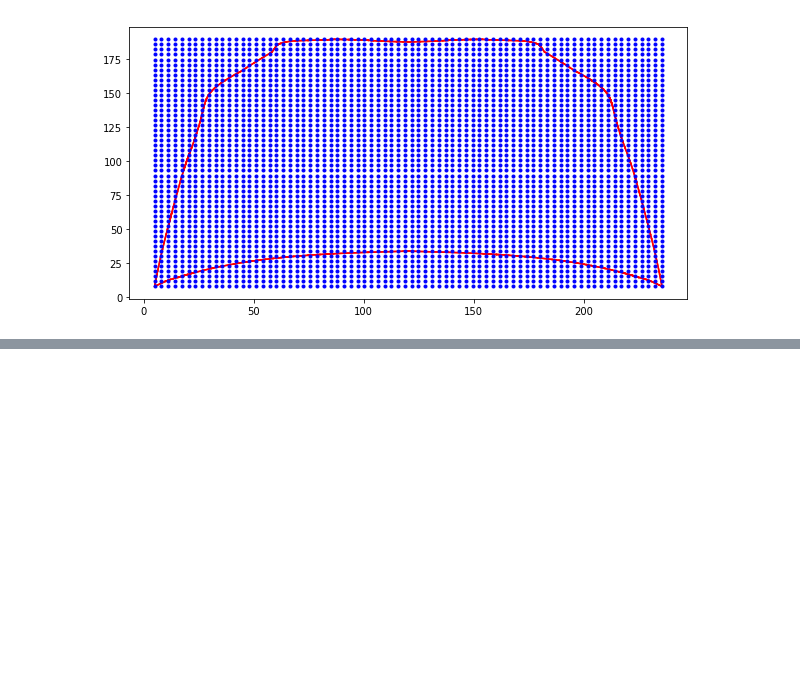
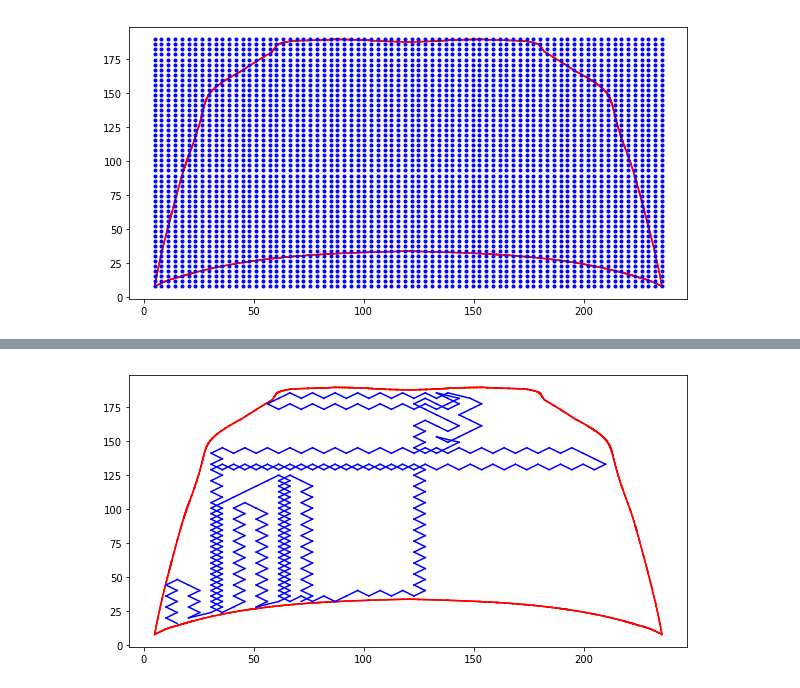
Before and after one commit to fostiropoulos/2dToolPathPlanning, a Jupyter notebook: PathPlanningResearch.ipynb, the cells around one changed output, grey strips where cells are left out. Saved outputs shown, nothing was run; the diff lists cells and outputs as text; code cells hidden in the pictures; blank space fills up the shorter version.

```diff
--- a/PathPlanningResearch.ipynb
+++ b/PathPlanningResearch.ipynb
@@ -422,9 +470,34 @@ x_max=np.max(x_stack)
 y_max=np.max(y_stack)
 x_min=np.min(x_stack)
 y_min=np.min(y_stack)
-dx=3
+dx=5
 num_x=(x_max-x_min)//dx
+point_grid=[]#[None]*(int(num_x**2))
+cntr=0
+threads=[]
+from threading import Thread
+print(num_x)
+
 for x in np.linspace(x_min, x_max,num_x):
-    y=np.linspace(y_min, y_max)
-    plt.plot([x]*len(y),y,'b.')
+    pnt_row=[]
+    for y in np.linspace(y_min, y_max,num_x):
+
+                #(PointInTriangle(_x1, _y1, _x2, _y2, _x3, _y3, x, y)):
+        #thread = Thread(target = threaded_function, args = (cntr,x, y))
+        #thread.start()
+        #threads.append(thread)
+        #cntr+=1;
+        _pt=(None,None,None,None)
+
+        for idx,_plgn in enumerate(selected_polygons):
+
+            _x1,_y1,_z1,_x2,_y2,_z2,_x3,_y3,_z3=_plgn
+            t=((_x1, _y1), (_x2, _y2), (_x3, _y3))
+            if isInside(_x1, _y1, _x2, _y2, _x3, _y3, x, y):
+                #(PointInTriangle(_x1, _y1, _x2, _y2, _x3, _y3, x, y)):
+
+                _pt=(x,y,np.mean([_z1,_z2,_z3]),your_mesh.normals[idx])
+                break#plt.plot(x,y,'b.')
+        pnt_row.append(_pt)
+    point_grid.append(pnt_row)
 # %% [output]
@@ -431,0 +562,13 @@ for x in np.linspace(x_min, x_max,num_x):
+# %%
+import matplotlib.pyplot as plt
+for _l in unique_lines:
+    plt.plot(list(_l[0]),list(_l[1]),'r-')
+#_grid=pd.DataFrame(point_grid)
+#plt.scatter((_grid[0]), (_grid[1]),marker='.',c=_grid[2])
+for idx,pt in enumerate(connected_path[:-1]):
+    plt.plot([connected_path[idx][0],connected_path[idx+1][0]],[connected_path[idx][1],connected_path[idx+1][1]],'b-')
+#idx_
+#for idx in nearest_ind:
+    #plt.plot(np.array(point_grid)[idx,0],np.array(point_grid)[idx,1],'r-')
+# %% [output]
+[figure, added]
```
Also changed, not shown: parts of 10 cells of this notebook.
